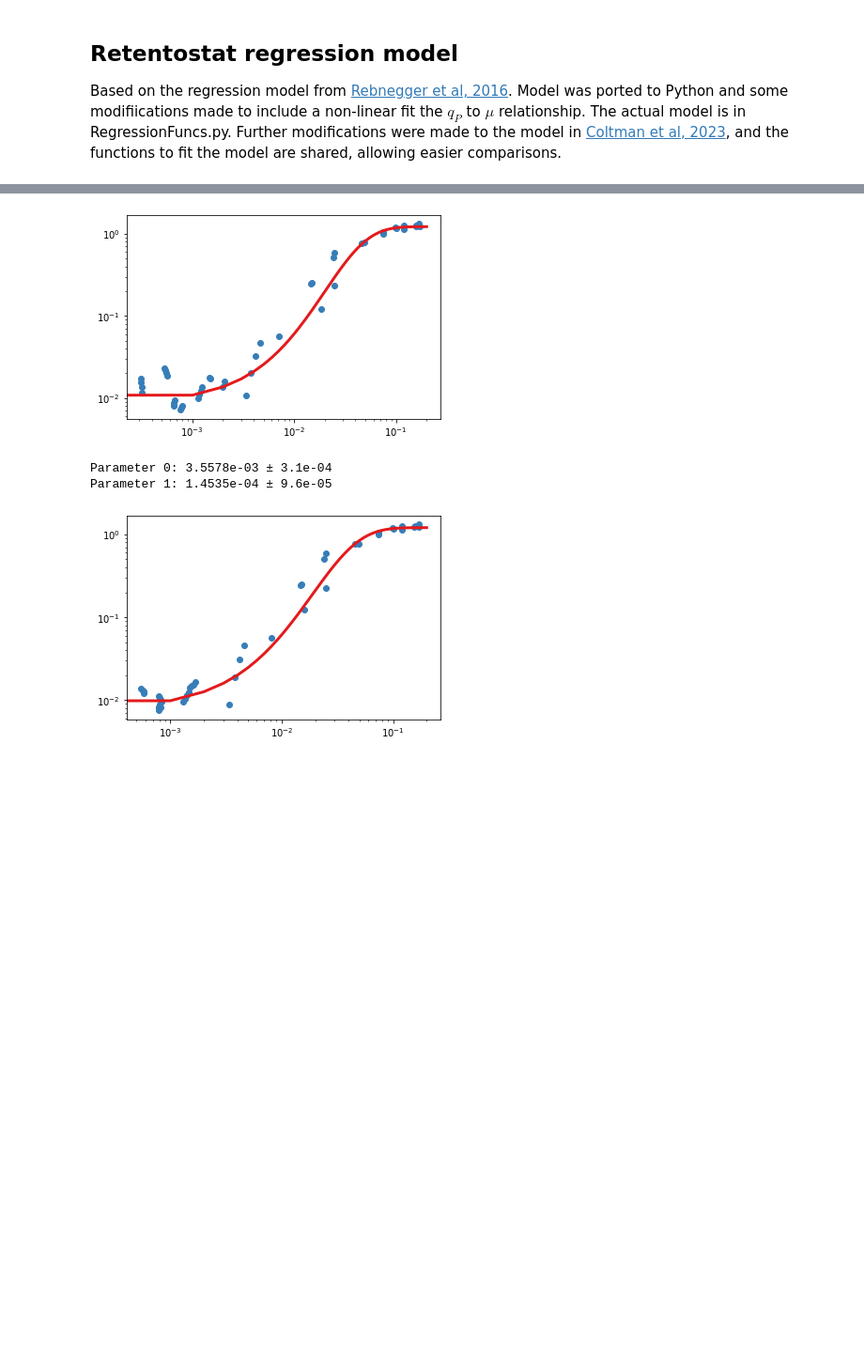
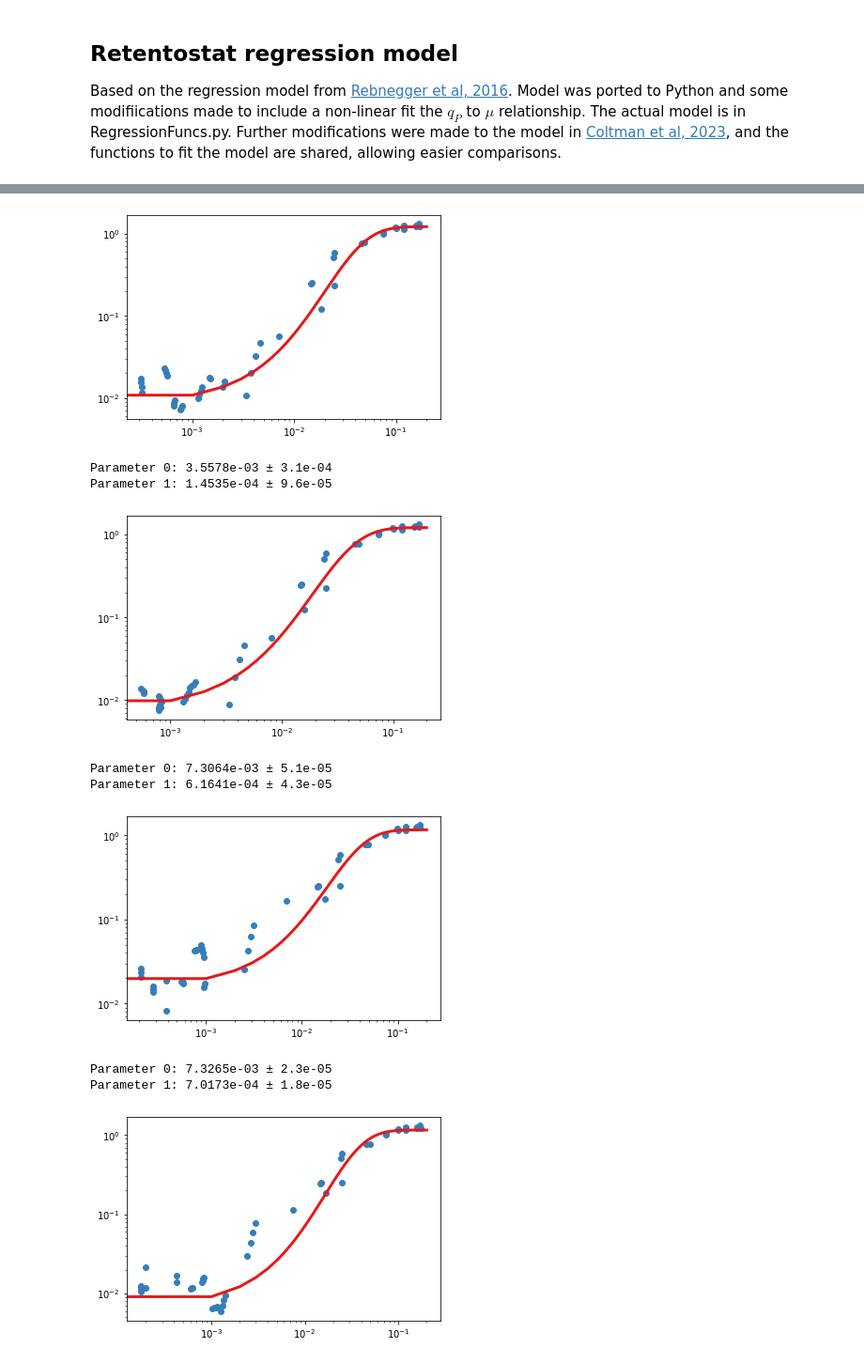
Before and after one commit to bcoltman/Kphaffii_NearZero, a Jupyter notebook: scripts/RebneggerRetentostatRegression.ipynb, the cells around one changed output, grey strips where cells are left out. Shown at 94% size. Drawn from its saved outputs; the diff is of its cells as text; code cells hidden in the pictures; blank space fills up the shorter version.

```diff
--- a/scripts/RebneggerRetentostatRegression.ipynb
+++ b/scripts/RebneggerRetentostatRegression.ipynb
@@ -29,7 +29,12 @@ all_statistics = []
 
 # Read data from Excel file
 filename = 'AllRetentostatData.xlsx'
-for sheet_name in ["C023", "C024", "C030"]:
+for sheet_name in ["C023", "C024", "C030", "C025", "C026", "C029"]:
+
+    if sheet_name in ["C023", "C024", "C030"]:
+        retentostat_type = "SC"
+    elif sheet_name in ["C025", "C026", "C029"]:
+        retentostat_type = "LC"
 
     # Load culture data from the sheet
     culture_data = pd.read_excel(f"../data/{filename}", sheet_name=sheet_name).iloc[1:13, 1:8]
@@ -92,46 +97,54 @@ for sheet_name in ["C023", "C024", "C030"]:
     )
 
     # Append results to the lists
-    regression_results = regression_results.assign(Cultivation=sheet_name, Fit="Gompertz")
+    regression_results = regression_results.assign(Cultivation=sheet_name, Fit="Gompertz", Type=retentostat_type)
     all_results.append(regression_results)
 
-    statistics_series.name = ("Gompertz", sheet_name)
+    statistics_series.name = ("Gompertz", sheet_name, retentostat_type)
     all_statistics.append(statistics_series)
 
     # Process sample point results
     sample_point_result = regression_results.loc[regression_results["Time h"].isin(time_lab_h.flatten())].copy()
     sample_point_result["Sample Point"] = [f"R{i}" for i in range(11)]
     sample_point_result.at[0, "Sample Point"] = "SS"
     all_sample_point_results.append(sample_point_result)
 
     # Plot fitted Gompertz function and data points
     mu_plot = np.linspace(0, 0.2, 200)
     plt.rcParams.update({'mathtext.default': 'regular'})
     fig, ax = plt.subplots()
     ax.plot(mu_plot, 1000 * gompertz_function(mu_plot, *gompertz_params), label="Fitted Gompertz", c="#e41a1c", lw=3)
     ax.scatter(all_mu, 1000 * all_qp, label="Data Points", c="#377eb8")
     ax.set_xscale("log")
     ax.set_yscale("log")
     plt.show()
 
 # Save the compiled results to CSV files
-all_statistics = pd.concat(all_statistics, axis=1).T.sort_index()
-all_statistics.index = all_statistics.index.set_names(['Fit', 'Cultivation'])
+
+all_statistics = pd.concat(all_statistics, axis=1).T.sort_index(ascending=False)
+all_statistics.index = all_statistics.index.set_names(['Fit', 'Cultivation', "Type"])
 all_statistics.to_csv("../results/Rebnegger2023/StatsRetentostat.csv")
-all_results = pd.concat(all_results).set_index(["Fit", "Cultivation"])
+
+all_results = pd.concat(all_results).set_index(["Fit", "Type", "Cultivation"]).sort_index(ascending=False)
 all_results["Interpolated/Pirt"] = all_results["Growth Rate model 1/h"]/all_results["Growth Rate Pirt 1/h"]
 all_results.to_csv("../results/Rebnegger2023/RegressionRetentostat.csv")
-pd.concat(all_sample_point_results).set_index(["Fit", "Cultivation"]).to_csv("../results/Rebnegger2023/SamplePointsDynamicRetentostat.csv")
+pd.concat(all_sample_point_results).set_index(["Fit", "Type", "Cultivation"]).to_csv("../results/Rebnegger2023/RegressionRetentostat_SamplePoints.csv")
 # %% [output]
 Parameter 0: 3.6399e-03 ± 3.4e-05
 Parameter 1: 6.4235e-05 ± 2.1e-05
 [figure]
 Parameter 0: 3.7790e-03 ± 1.6e-06
 Parameter 1: 6.4965e-05 ± 1.0e-06
 [figure]
 Parameter 0: 3.5578e-03 ± 3.1e-04
 Parameter 1: 1.4535e-04 ± 9.6e-05
 [figure]
+Parameter 0: 7.3064e-03 ± 5.1e-05
+Parameter 1: 6.1641e-04 ± 4.3e-05
+[figure, added]
+Parameter 0: 7.3265e-03 ± 2.3e-05
+Parameter 1: 7.0173e-04 ± 1.8e-05
+[figure, added]
 # %%
 filename = 'AllRetentostatData.xlsx'#;
 
```
Also changed, not shown: parts of 4 cells of this notebook, 11 other files.
